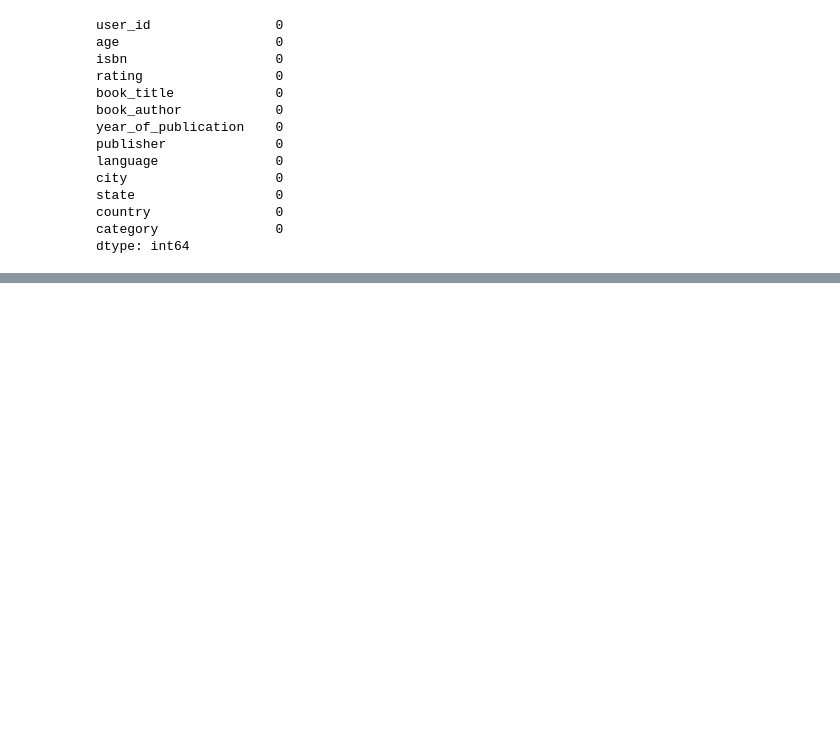
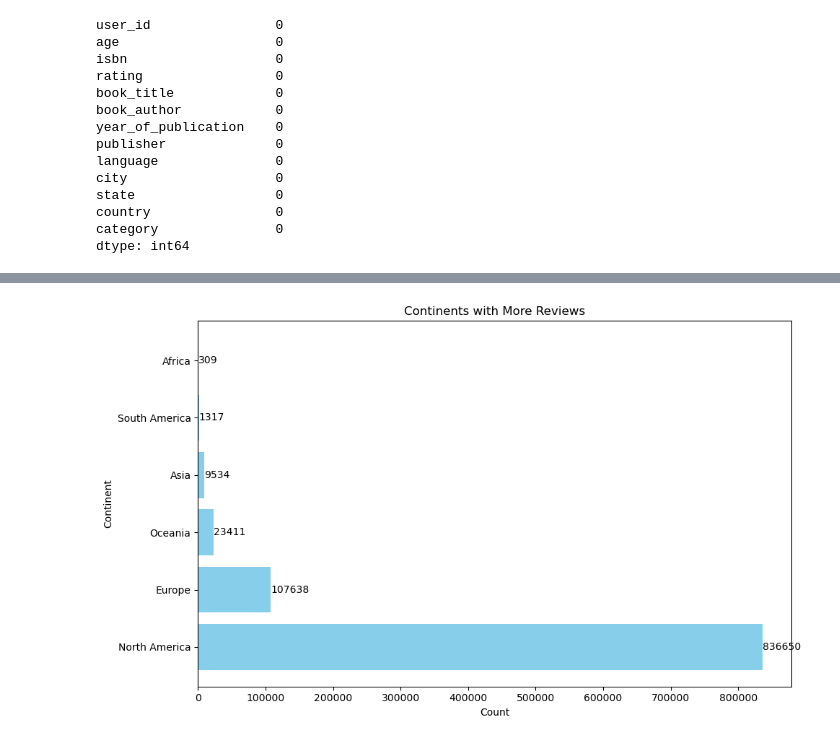
Before and after one commit to DiegoFA1/oct2024_capstone, a Jupyter notebook: notebooks/Preprocessing.ipynb, the cells around one changed output, grey strips where cells are left out. Cells and saved outputs as stored; diff of their text form; code cells hidden in the pictures; blank space fills up the shorter version.

Commit message:
Due to issues with file sizes and GitHub, Plotly in the preprocessing file was replaced with Matplotlib. This caused a gap between the initial and final pushes.

```diff
--- a/notebooks/Preprocessing.ipynb
+++ b/notebooks/Preprocessing.ipynb
@@ -66,0 +166,18 @@ As we can see, even though our data is clean, we are dealing with a large number
+# %%
+category_counts = df['continent'].value_counts()
+
+# Create a horizontal bar chart with matplotlib
+plt.figure(figsize=(10, 6))
+plt.barh(category_counts.index, category_counts.values, color='skyblue')
+plt.xlabel('Count')
+plt.ylabel('Continent')
+plt.title('Continents with More Reviews')
+
+# Add values on the bars
+for i, value in enumerate(category_counts.values):
+    plt.text(value + 5, i, str(value), va='center')
+
+plt.tight_layout()
+plt.show()
+# %% [output]
+[figure, added]
```
Also changed, not shown: parts of 123 cells of this notebook, 4 other files.
